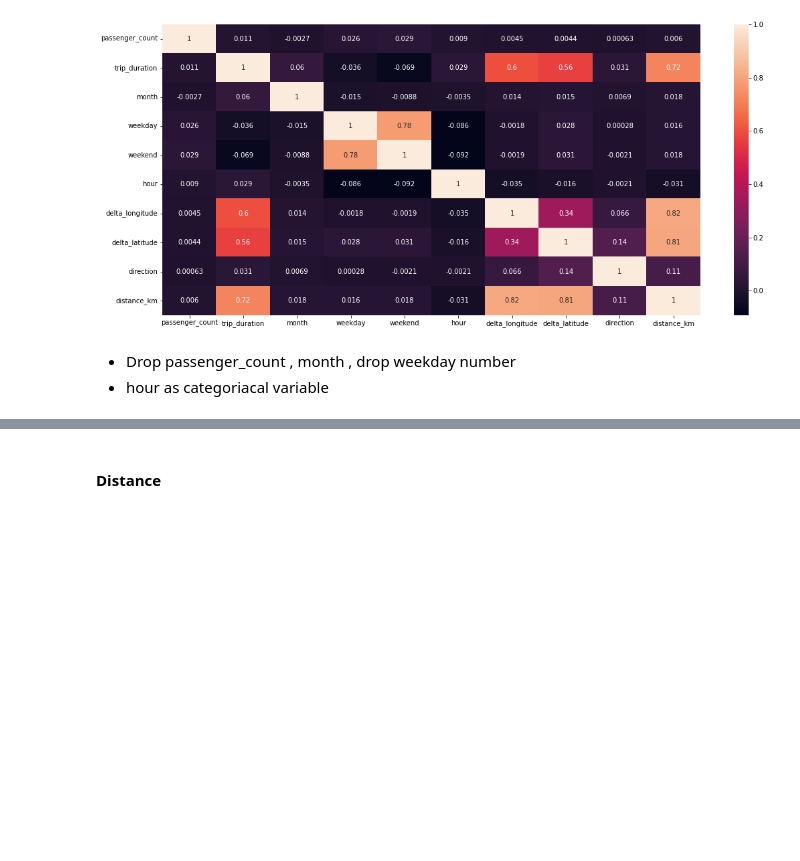
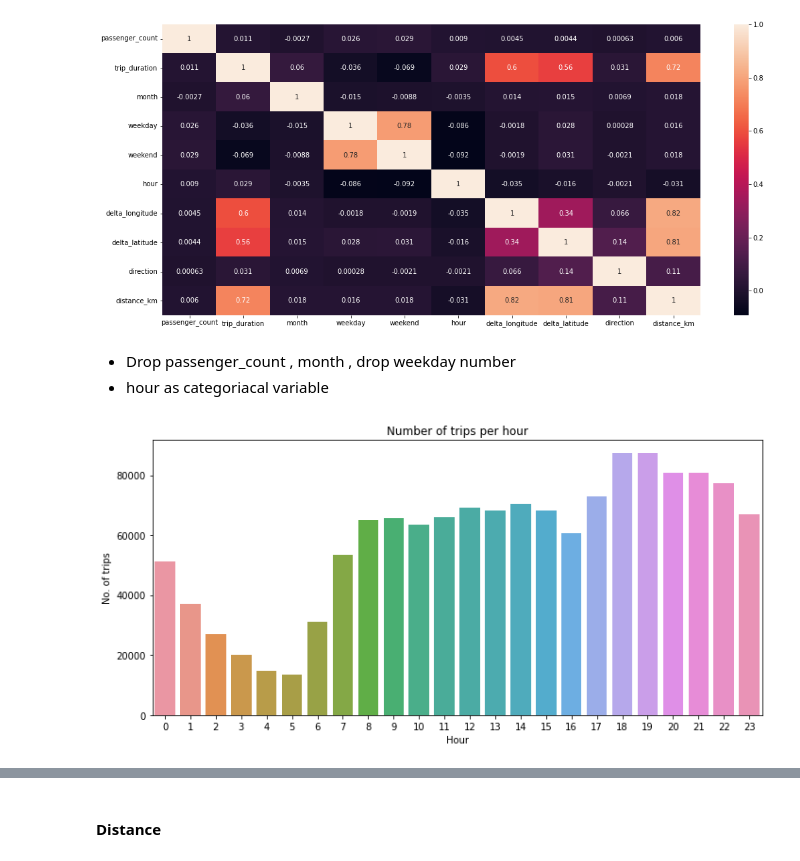
Before and after one commit to GaikwadSandesh/NYC_taxi_prediction, a Jupyter notebook: NYC_taxi_Prediction.ipynb, the cells around one changed output, grey strips where cells are left out. Cells and saved outputs as stored; diff of their text form; code cells hidden in the pictures; blank space fills up the shorter version.

```diff
--- a/NYC_taxi_Prediction.ipynb
+++ b/NYC_taxi_Prediction.ipynb
@@ -259,15 +320,17 @@ drop_columns = ['passenger_count'  , 'weekday']
 # %%
 df.drop(columns = drop_columns , inplace =True)
 # %%
-# # Plot histogram of trip duration per hour
-# plt.figure(figsize = (10,5))
-# new_df = df.groupby('hour', as_index = False)['trip_duration'].agg(['count']).sort_values(by = 'hour', ascending = True)
-# ax = sns.barplot(x=new_df.index, y=new_df['count'])
-# ax.set(xlabel='Hour', ylabel='No. of trips')
-# plt.title('Number of trips per hour')
-# plt.tight_layout()
-# plt.show()
-# del new_df
+# Plot histogram of trip duration per hour
+plt.figure(figsize = (10,5))
+new_df = df.groupby('hour', as_index = False)['trip_duration'].agg(['count']).sort_values(by = 'hour', ascending = True)
+ax = sns.barplot(x=new_df.index, y=new_df['count'])
+ax.set(xlabel='Hour', ylabel='No. of trips')
+plt.title('Number of trips per hour')
+plt.tight_layout()
+plt.show()
+del new_df
+# %% [output]
+[figure, added]
 # %%
 def rush_hours(hour):
   value = 2
```
Also changed, not shown: parts of 59 cells of this notebook.
